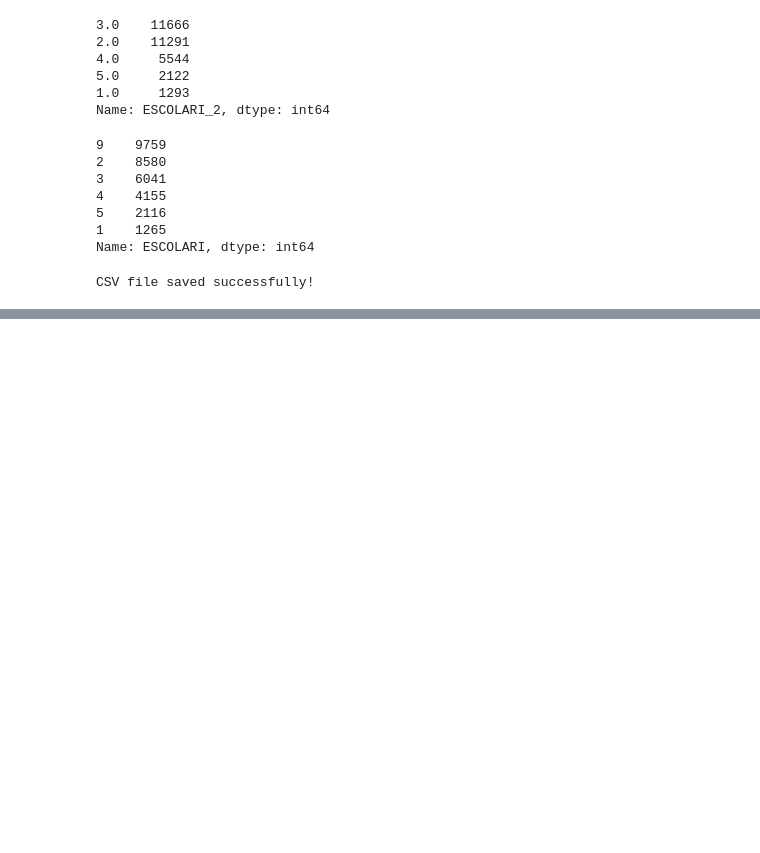
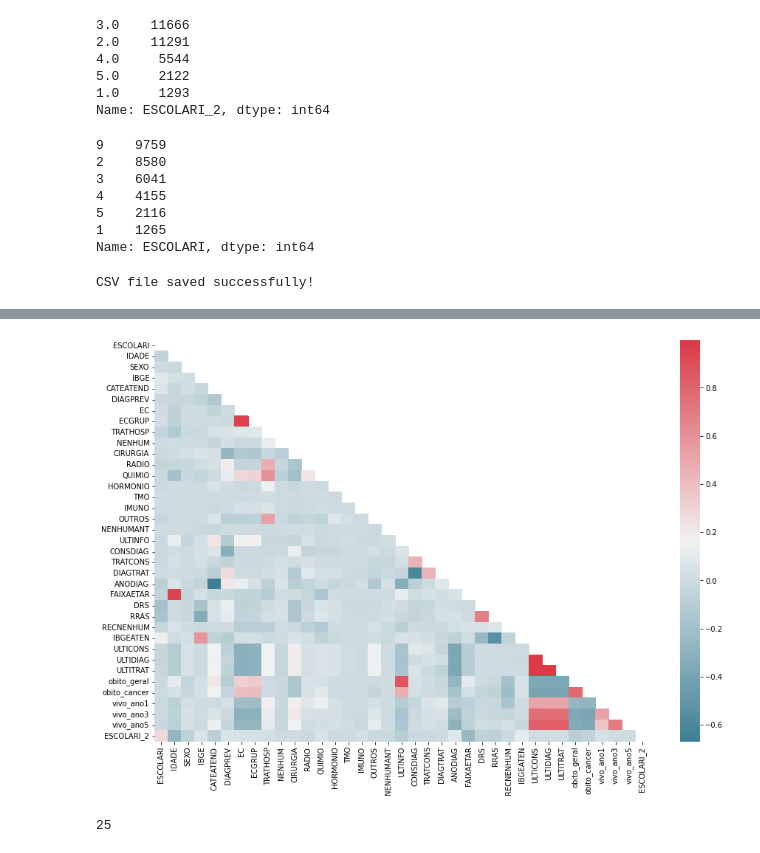
Before and after one commit to Lucas-Buk/colorectal_cancer, a Jupyter notebook: Colorretal - preprocessing.ipynb, the cells around one changed output, grey strips where cells are left out. Drawn from its saved outputs; the diff is of its cells as text; code cells hidden in the pictures; blank space fills up the shorter version.

```diff
--- a/Colorretal - preprocessing.ipynb
+++ b/Colorretal - preprocessing.ipynb
@@ -1351,0 +1835,18 @@ CSV file saved successfully!
+# %%
+# corr_matrix = df_num.corr()
+fig, ax = plt.subplots(figsize = (15, 10))
+colormap = sns.diverging_palette(220, 10, as_cmap = True)
+mask = np.triu(np.ones_like(corr_matrix, dtype = bool))
+sns.heatmap(corr_matrix, cmap = colormap, mask = mask)# annot = True, fmt = '.2f')
+fig.show()
+# %% [output]
+[figure, added]
+# %%
+feat = ['IDADE', 'SEXO', 'IBGE', 'CATEATEND', 'DIAGPREV', 'EC', 'TRATHOSP',
+        'NENHUM', 'CIRURGIA', 'RADIO', 'QUIMIO', 'HORMONIO', 'TMO', 'IMUNO',
+        'OUTROS', 'NENHUMANT', 'CONSDIAG', 'TRATCONS', 'DIAGTRAT', 'ANODIAG',
+        'DRS', 'RRAS', 'RECNENHUM', 'IBGEATEN', 'ESCOLARI_2']
+
+len(feat)
+# %% [output]
+25
```
Also changed, not shown: parts of 112 cells of this notebook, 37 other files.
